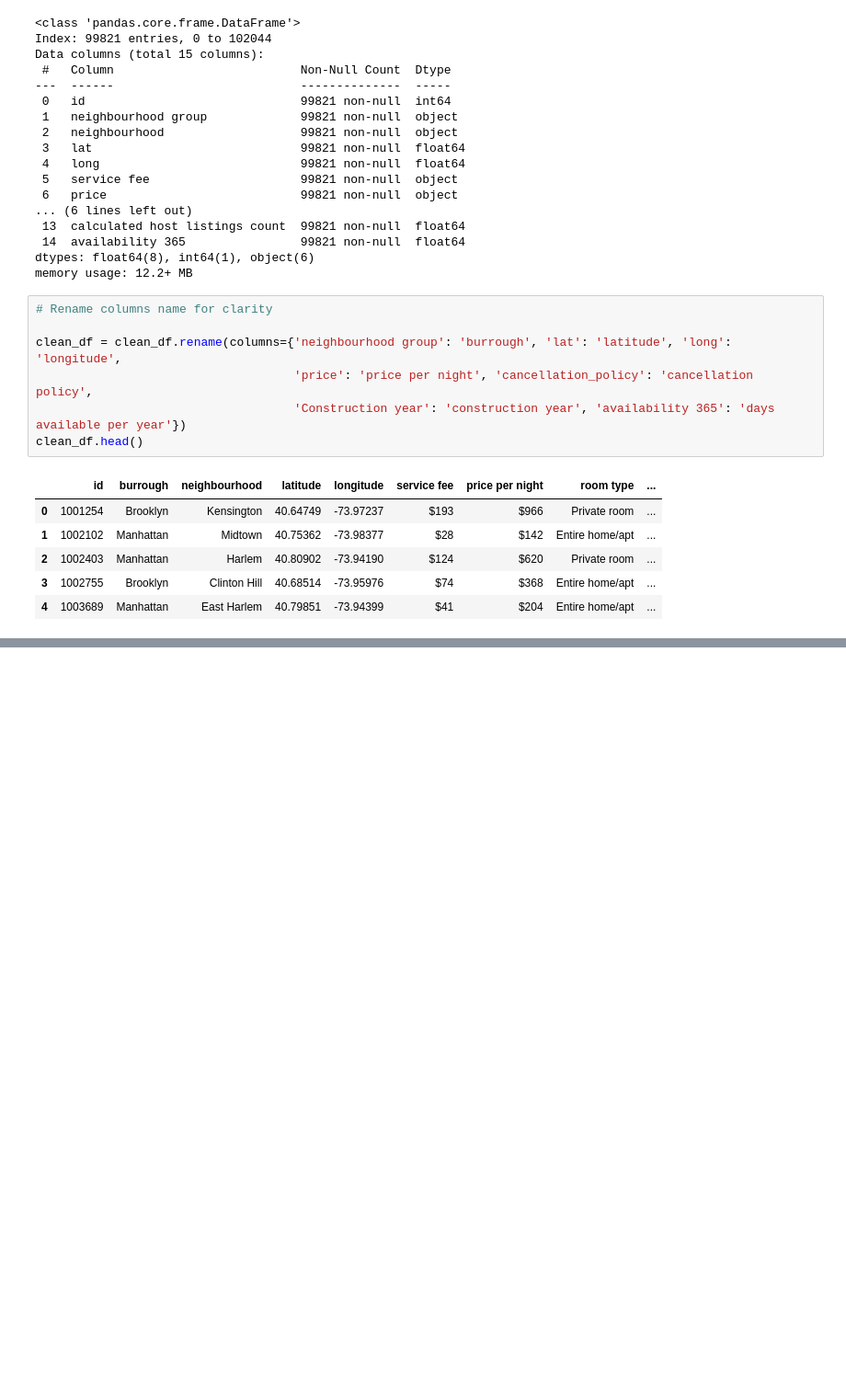
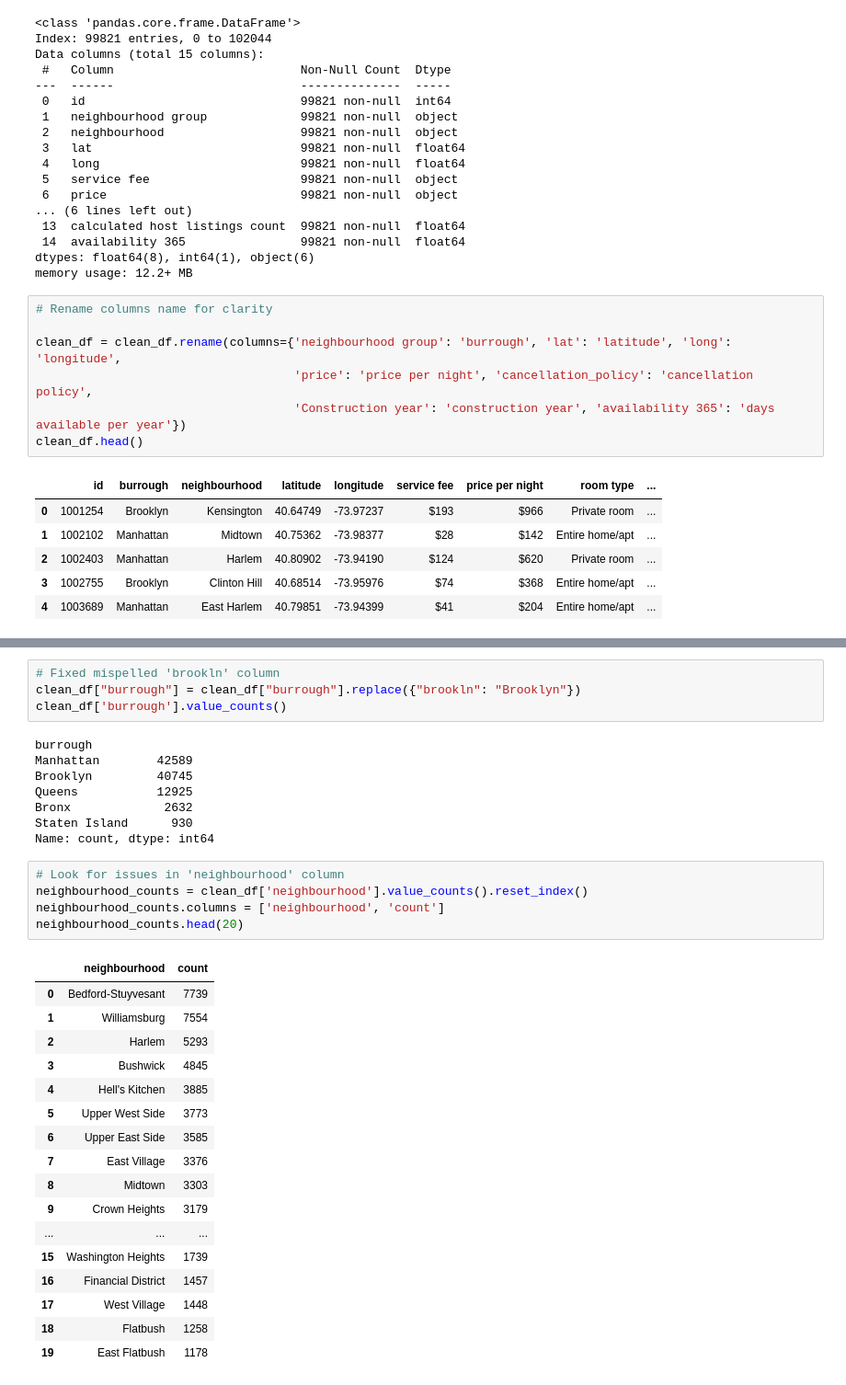
Before and after one commit to nickbartram/team6_project, a Jupyter notebook: main.ipynb, the cells around one changed output, grey strips where cells are left out. Shown at 92% size. Saved outputs shown, nothing was run; the diff lists cells and outputs as text; blank space fills up the shorter version.

Commit message:
Fixed 'burrough' error, looked for errors in 'neighbourhood' column

```diff
--- a/main.ipynb
+++ b/main.ipynb
@@ -158,0 +171,35 @@ clean_df.head()
+# %%
+# Fixed mispelled 'brookln' column
+clean_df["burrough"] = clean_df["burrough"].replace({"brookln": "Brooklyn"})
+clean_df['burrough'].value_counts()
+# %% [output]
+burrough
+Manhattan        42589
+Brooklyn         40745
+Queens           12925
+Bronx             2632
+Staten Island      930
+Name: count, dtype: int64
+# %%
+# Look for issues in 'neighbourhood' column
+neighbourhood_counts = clean_df['neighbourhood'].value_counts().reset_index()
+neighbourhood_counts.columns = ['neighbourhood', 'count']
+neighbourhood_counts.head(20)
+# %% [output]
+|  | neighbourhood | count |
+| 0 | Bedford-Stuyvesant | 7739 |
+| 1 | Williamsburg | 7554 |
+| 2 | Harlem | 5293 |
+| 3 | Bushwick | 4845 |
+| 4 | Hell's Kitchen | 3885 |
+| 5 | Upper West Side | 3773 |
+| 6 | Upper East Side | 3585 |
+| 7 | East Village | 3376 |
+| 8 | Midtown | 3303 |
+| 9 | Crown Heights | 3179 |
+| ... | ... | ... |
+| 15 | Washington Heights | 1739 |
+| 16 | Financial District | 1457 |
+| 17 | West Village | 1448 |
+| 18 | Flatbush | 1258 |
+| 19 | East Flatbush | 1178 |
```
Also changed, not shown: parts of 4 cells of this notebook, 1 other file.
